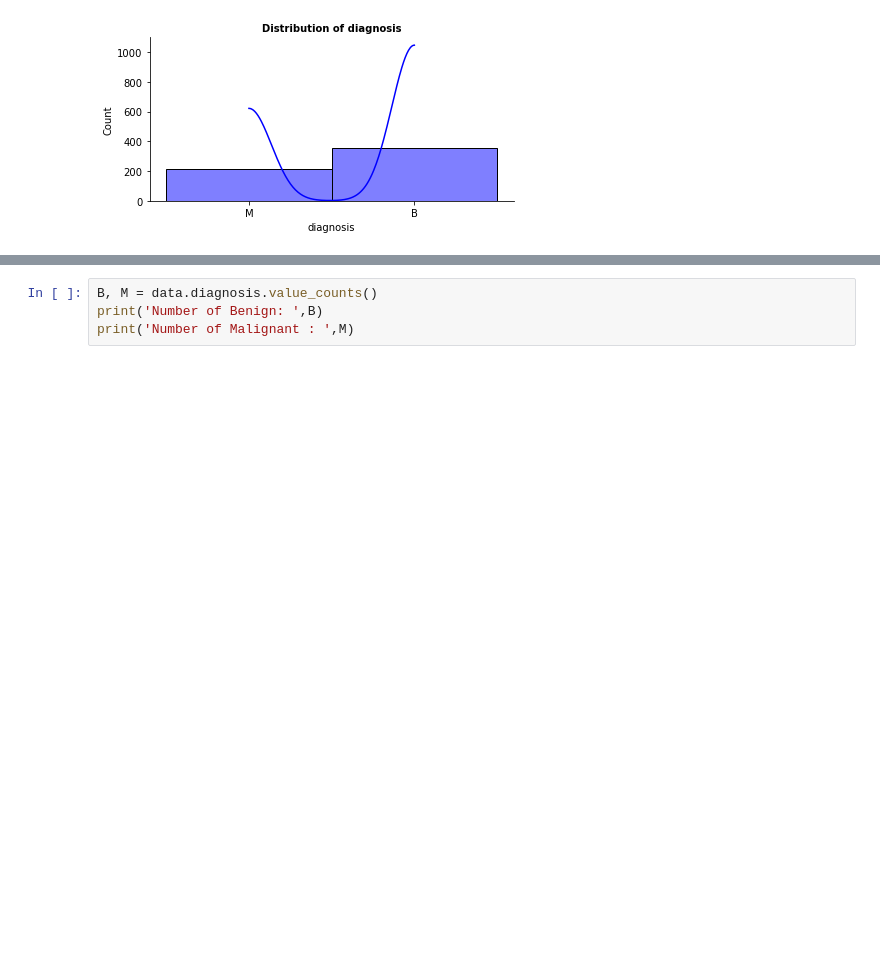
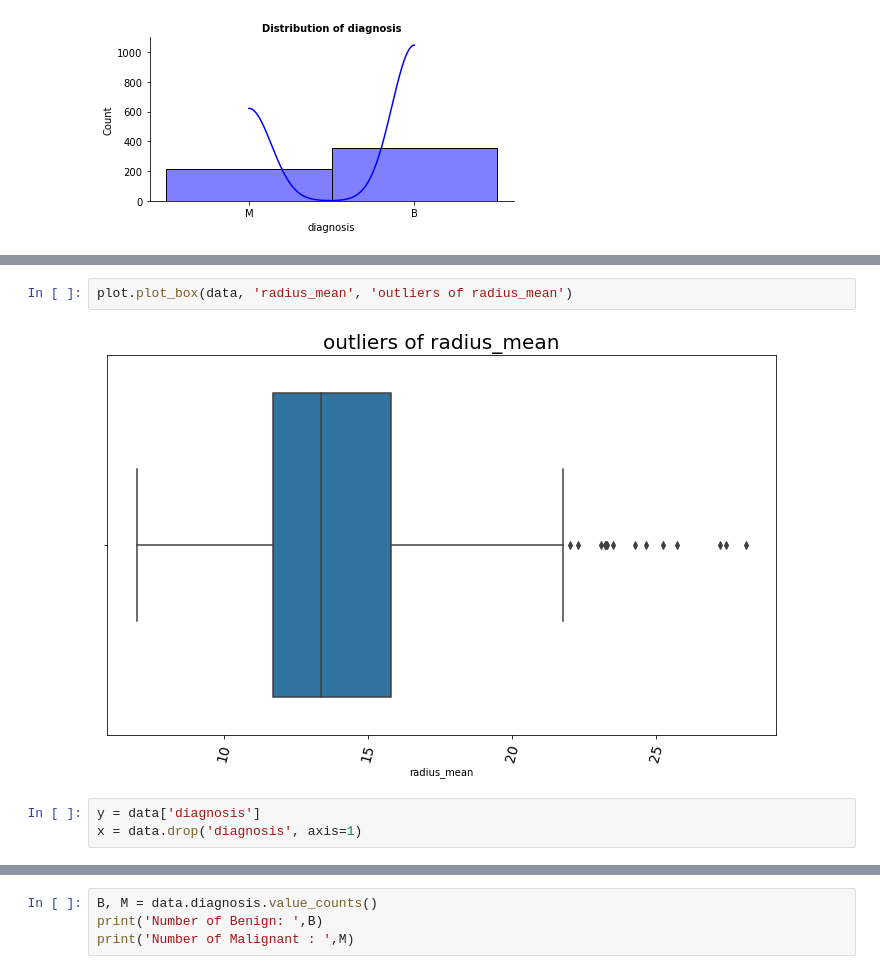
Before and after one commit to sam23121/Breast_cancer, a Jupyter notebook: notebooks/EDA.ipynb, the cells around one changed output, grey strips where cells are left out. Cells and saved outputs as stored; diff of their text form; blank space fills up the shorter version.

```diff
--- a/notebooks/EDA.ipynb
+++ b/notebooks/EDA.ipynb
@@ -71,0 +107,7 @@ plot.plot_hist(data, column='diagnosis', color='blue')
+# %%
+plot.plot_box(data, 'radius_mean', 'outliers of radius_mean')
+# %% [output]
+[figure, added]
+# %%
+y = data['diagnosis']
+x = data.drop('diagnosis', axis=1)
```
Also changed, not shown: parts of 26 cells of this notebook, 3 other files.
